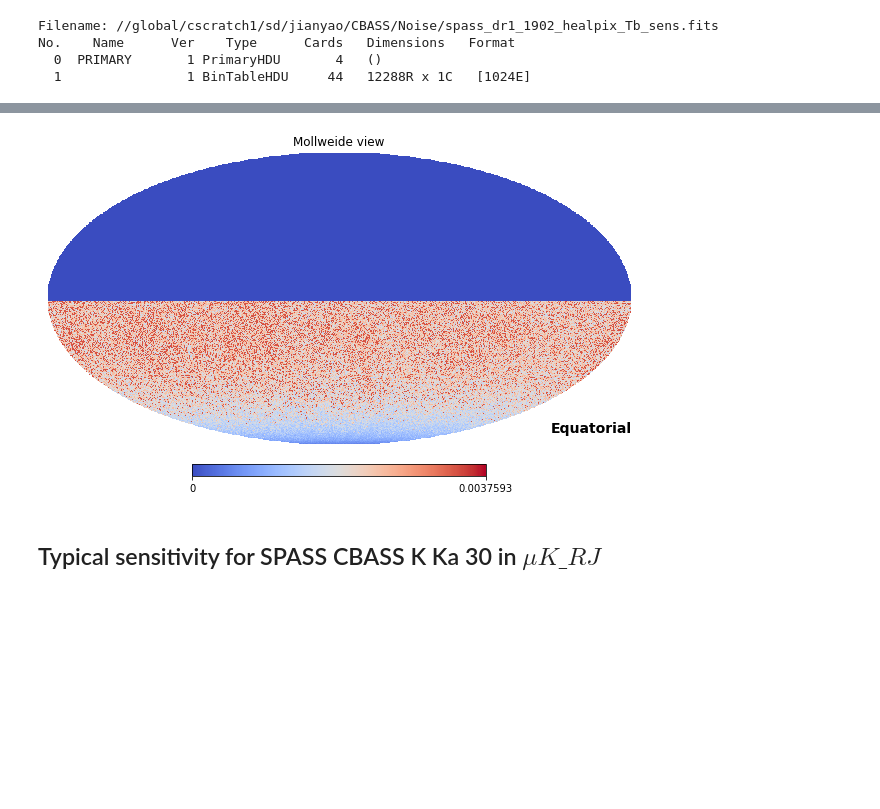
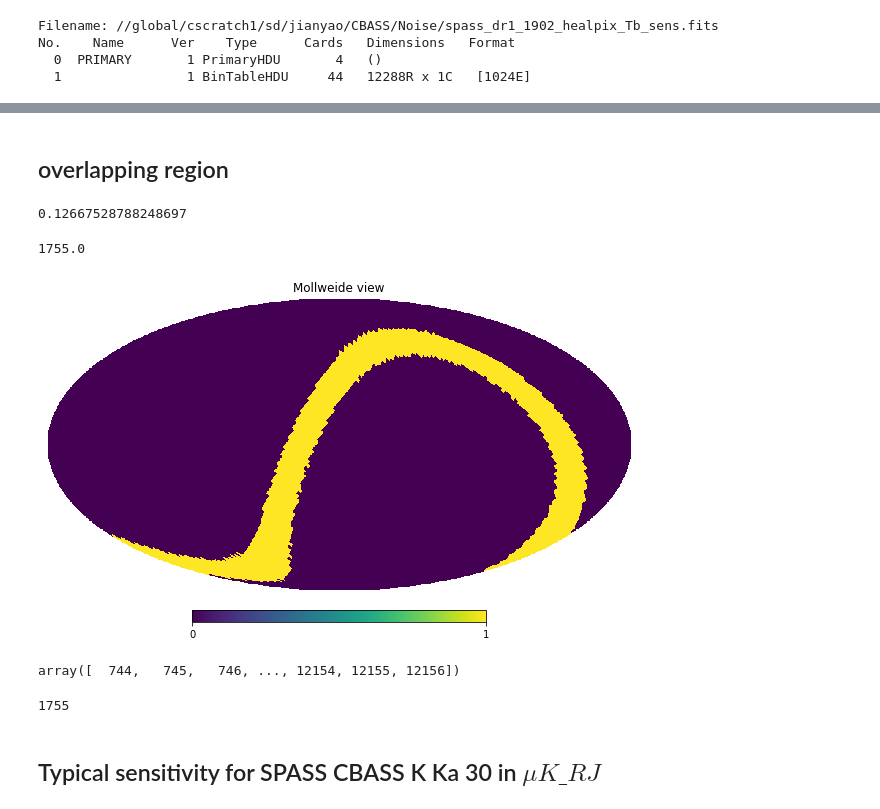
Before and after one commit to yaojian95/Beta_s, a Jupyter notebook: Simulation_Generation.ipynb, the cells around one changed output, grey strips where cells are left out. Saved outputs shown, nothing was run; the diff lists cells and outputs as text; code cells hidden in the pictures; blank space fills up the shorter version.

```diff
--- a/Simulation_Generation.ipynb
+++ b/Simulation_Generation.ipynb
@@ -128,4 +138,0 @@ hp.mollview(spass_mask*spass_noise_map, cmap ='coolwarm')
-# %%
-hp.mollview(spass_mask*spass_noise_map, cmap ='coolwarm', coord=['G','C'])
-# %% [output]
-[figure, removed]
@@ -133,0 +139,17 @@ noise_path = '/global/cscratch1/sd/jianyao/CBASS/Noise/homo_noise'
+# %% [markdown]
+## overlapping region
+# %%
+sum(spass_mask*cbass_mask_G)/(12*Nside**2)
+# %% [output]
+0.12667528788248697
+# %%
+mask_both = spass_mask*cbass_mask_G
+mask_both[mask_both != 0] = 1
+# %%
+sum(mask_both)
+# %% [output]
+1755.0
+# %%
+hp.mollview(mask_both)
+# %% [output]
+[figure, added]
@@ -134,3 +163,11 @@ noise_path = '/global/cscratch1/sd/jianyao/CBASS/Noise/homo_noise'
+# %%
+masked_index
+# %% [output]
+array([  744,   745,   746, ..., 12154, 12155, 12156])
+# %%
+len(masked_index)
+# %% [output]
+1755
 # %% [markdown]
 ## Typical sensitivity for SPASS CBASS K Ka 30 in $\mu K \_ RJ$
 # %% [markdown]
```
Also changed, not shown: parts of 47 cells of this notebook.
